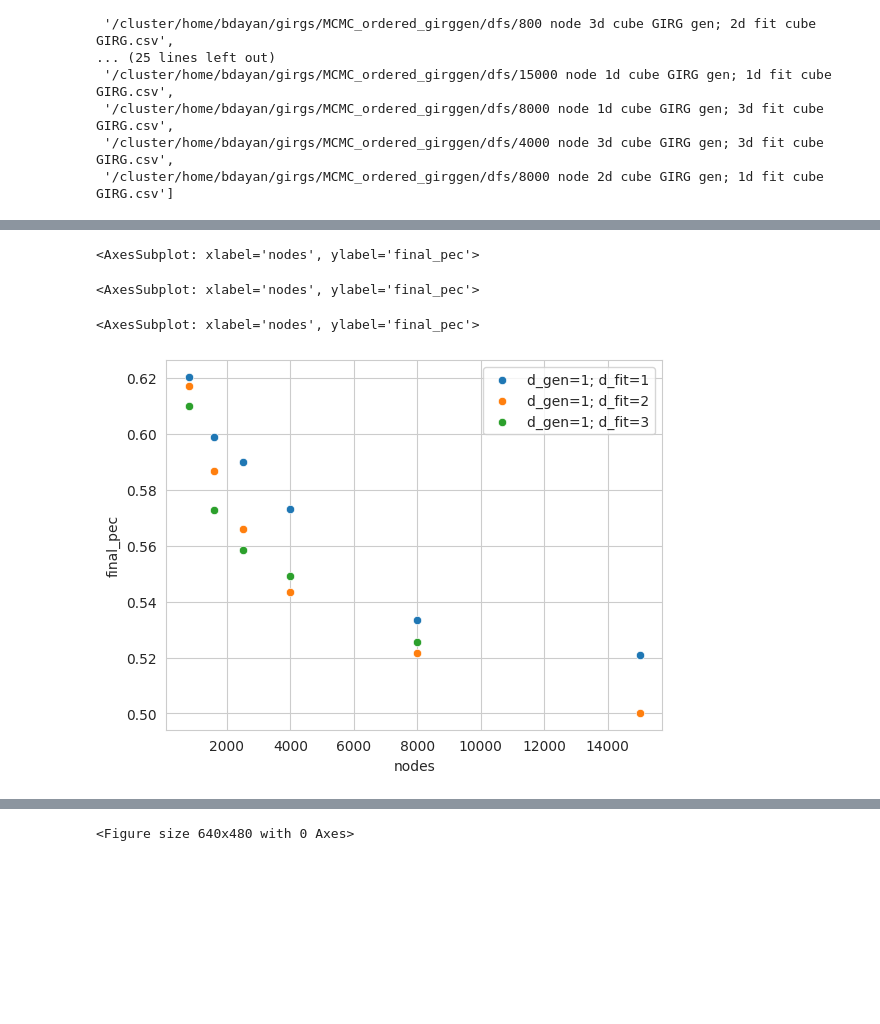
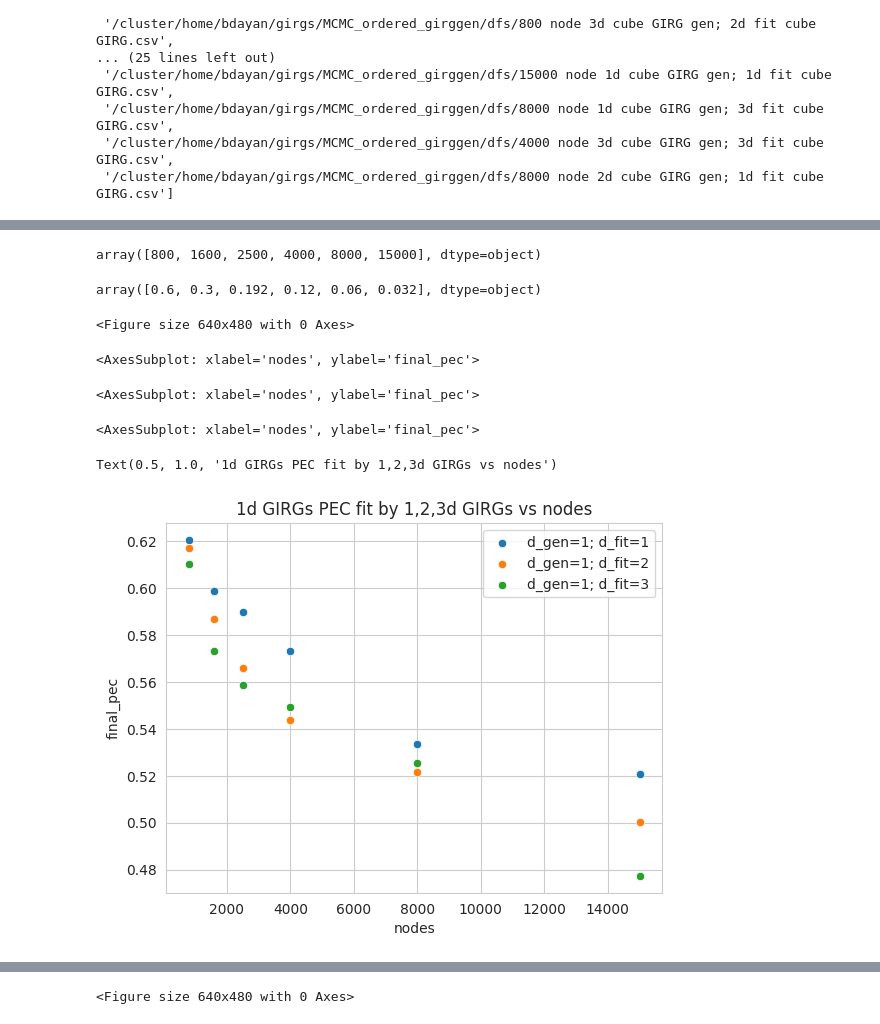
Before and after one commit to BenjiDayan/GIRGs, a Jupyter notebook: benji_src/notebooks/MCMC_ordered_analysis.ipynb, the cells around one changed output, grey strips where cells are left out. Saved outputs shown, nothing was run; the diff lists cells and outputs as text; code cells hidden in the pictures; blank space fills up the shorter version.

```diff
--- a/benji_src/notebooks/MCMC_ordered_analysis.ipynb
+++ b/benji_src/notebooks/MCMC_ordered_analysis.ipynb
@@ -138,0 +149,20 @@ df_out.shape
+# %%
+import importlib
+importlib.reload(mcmc)
+fn = fn_pickles[0]
+with open(fn, 'rb') as file:
+    MC = pickle.load(file)
+
+name = MC.graph_name[:-3]
+name
+MC.percent_edges_captureds[-1]
+g = nk.readGraph(f'/cluster/scratch/bdayan/GIRG_data/{name}.SpaceOne', nk.Format.EdgeListSpaceOne)
+g = utils.get_largest_component(g)
+MC.g = g
+gnx = nk.nxadapter.nk2nx(g)
+A = nx.adjacency_matrix(gnx).todense()
+MC.A = A
+
+_, _, a, b, c = MC.get_CM(A, failure_prob=0.0)
+b
+a
@@ -242,0 +416,20 @@ fn_dfs
+# %%
+from io import StringIO
+
+df = pd.read_csv(StringIO("""0,800,"[[3330, 44954], [42544, 549172]]",0.068967,0.927410
+1,1600,"[[3200, 92354], [90316, 2374130]]",0.033489,0.965781
+2,2500,"[[3396, 146128], [143056, 5957420]]",0.022712,0.976812
+3,4000,"[[3726, 236204], [229170, 15530900]]",0.015530,0.984001
+4,8000,"[[3620, 476994], [460446, 63058940]]",0.007532,0.992199
+5,15000,"[[3626, 896970], [871152, 223228252]]",0.004026,0.995855
+"""), header=None)
+df.columns = ['i', 'n', 'out', 'pec', 'pfew']
+
+plt.figure()
+sns.scatterplot(data=df, x='n', y='pec', label='CL PEC')
+plt.title('Chung-Lu PEC fit vs nodes')
+x = df.n.values
+x = np.linspace(x.min(), x.max(), 100)
+y = 0.07* x[0] / x
+plt.plot(x, y, label='1/n')
+plt.legend()
@@ -269,13 +478,27 @@ for fn_df in fn_dfs:
 df_out_girg['final_pec'] = df_out_girg.pec.apply(lambda x: x.iloc[-1])
 df_out_girg['final_ll'] = df_out_girg.ll.apply(lambda x: x.iloc[-1])
 df_out_girg['final_alpha'] = df_out_girg.alpha.apply(lambda x: x.iloc[-1])
+# %%
+a = df_out_girg.loc[(df_out_girg.d_gen == 1) & (df_out_girg.d_fit == 1), ['nodes', 'final_pec']]
+x = a.nodes.values
+x
+y = 0.3* x[0] / x + 0.3
+y
+# %% [output]
+array([800, 1600, 2500, 4000, 8000, 15000], dtype=object)
+array([0.6, 0.3, 0.192, 0.12, 0.06, 0.032], dtype=object)
 # %%
+plt.figure()
 sns.scatterplot(data=df_out_girg.loc[(df_out_girg.d_gen == 1) & (df_out_girg.d_fit == 1), ['nodes', 'final_pec']], x='nodes', y='final_pec', label='d_gen=1; d_fit=1')
 sns.scatterplot(data=df_out_girg.loc[(df_out_girg.d_gen == 1) & (df_out_girg.d_fit == 2), ['nodes', 'final_pec']], x='nodes', y='final_pec', label='d_gen=1; d_fit=2')
 sns.scatterplot(data=df_out_girg.loc[(df_out_girg.d_gen == 1) & (df_out_girg.d_fit == 3), ['nodes', 'final_pec']], x='nodes', y='final_pec', label='d_gen=1; d_fit=3')
+plt.title('1d GIRGs PEC fit by 1,2,3d GIRGs vs nodes')
+plt.savefig('/cluster/home/bdayan/mcmc_ordered_girggen_d_gen1_pecs.png')
 # %% [output]
-<AxesSubplot: xlabel='nodes', ylabel='final_pec'>
+<Figure size 640x480 with 0 Axes>
 <AxesSubplot: xlabel='nodes', ylabel='final_pec'>
 <AxesSubplot: xlabel='nodes', ylabel='final_pec'>
+<AxesSubplot: xlabel='nodes', ylabel='final_pec'>
+Text(0.5, 1.0, '1d GIRGs PEC fit by 1,2,3d GIRGs vs nodes')
-[figure, old version]
+[figure, new version]
 # %%
```
Also changed, not shown: parts of 18 cells of this notebook, 2 other files.
